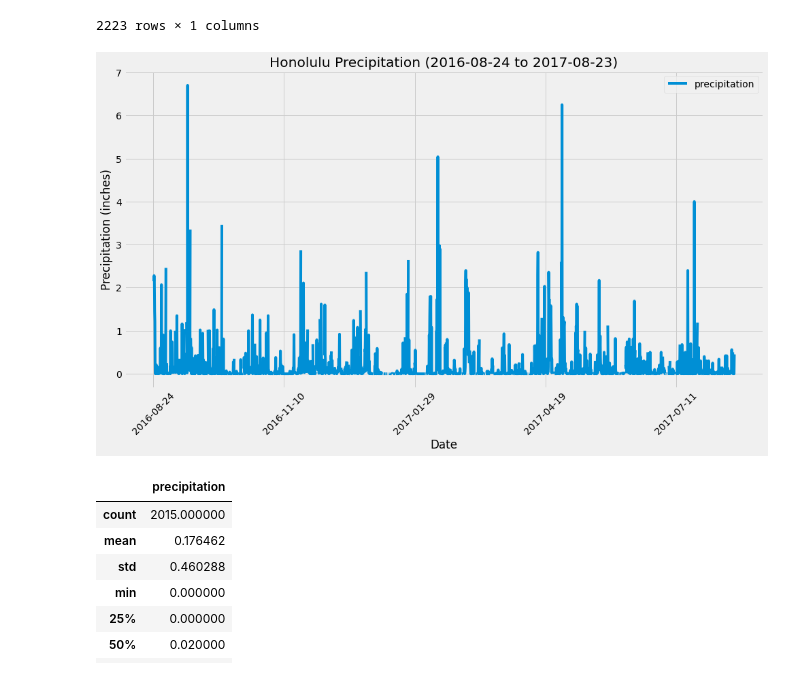
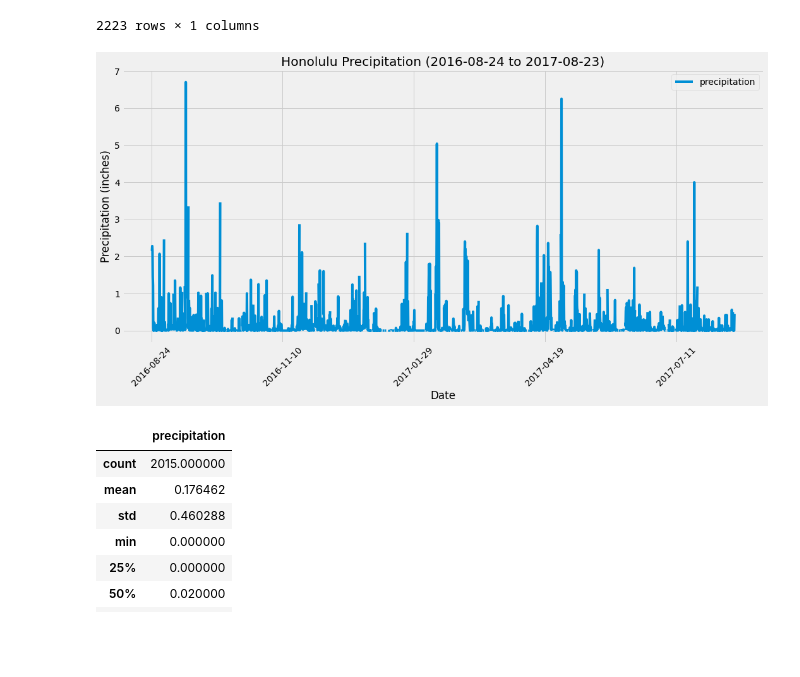
Before and after one commit to cecileung1208/Homework, a Jupyter notebook: Unit 10 - SQL_Alchemy Challenge/climate_starter.ipynb, the cells around one changed output. Saved outputs shown, nothing was run; the diff lists cells and outputs as text; code cells hidden in the pictures; blank space fills up the shorter version.

```diff
--- a/Unit 10 - SQL_Alchemy Challenge/climate_starter.ipynb
+++ b/Unit 10 - SQL_Alchemy Challenge/climate_starter.ipynb
@@ -166,14 +166,15 @@ one_year_prcp_df_by_date
 # %%
 # Use Pandas Plotting with Matplotlib to plot the data
 one_year_prcp_df_by_date.plot(figsize=(15,8), label="Precipitation", rot=45)
 plt.title ("Honolulu Precipitation (2016-08-24 to 2017-08-23)")
 plt.ylabel("Precipitation (inches)")
 plt.xlabel("Date")
 plt.legend(loc="upper right")
+plt.tight_layout()
 plt.savefig("Output Files/Annual Precipitation")
 plt.show()
 # %% [output]
-[figure, old version]
+[figure, new version]
 # %%
 # Use Pandas to calcualte the summary statistics for the precipitation data
 one_year_prcp_df_by_date .describe()
```
Also changed, not shown: parts of 3 cells of this notebook, 4 other files.
